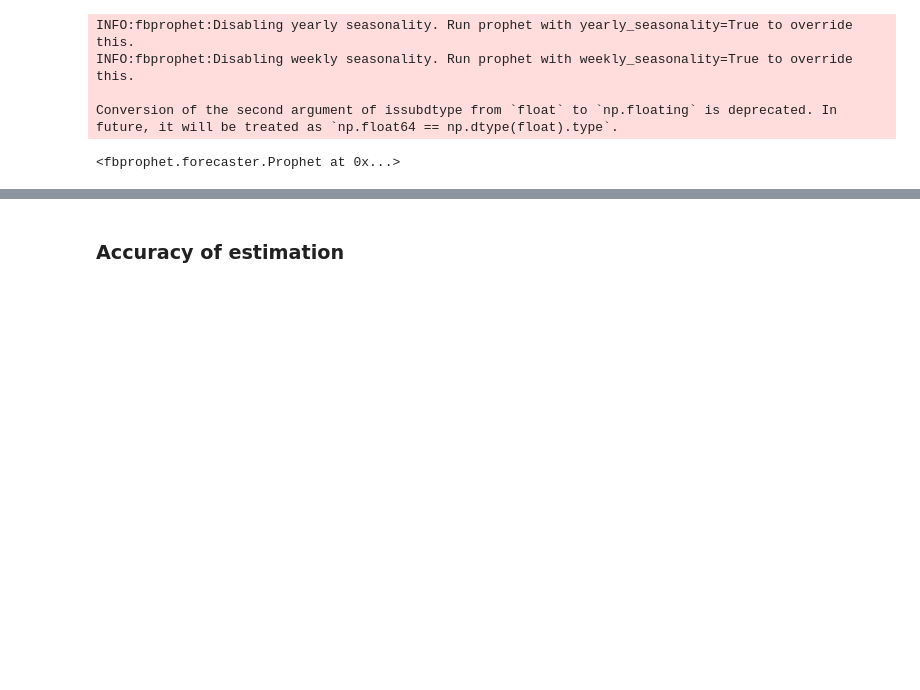
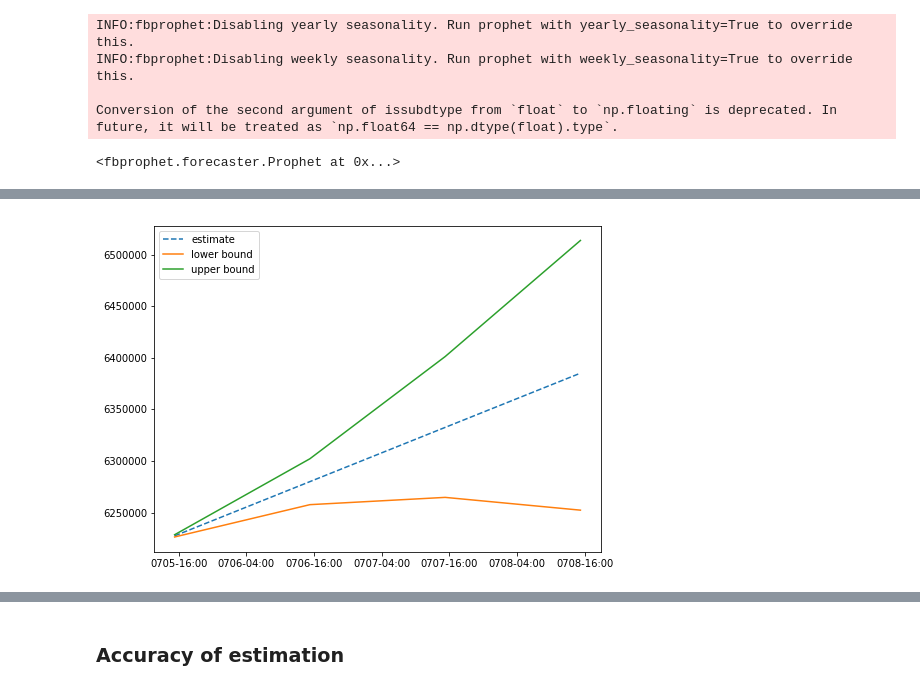
Before and after one commit to Teosoft7/hit_or_not, a Jupyter notebook: eda/eda_with_prophet.ipynb, the cells around one changed output, grey strips where cells are left out. Saved outputs shown, nothing was run; the diff lists cells and outputs as text; code cells hidden in the pictures; blank space fills up the shorter version.

Commit message:
add predictions to chart

```diff
--- a/eda/eda_with_prophet.ipynb
+++ b/eda/eda_with_prophet.ipynb
@@ -111,0 +105,5 @@ fig1 = m.plot(forecast)
+# %%
+# extract last 3 rows in forecast
+# (but one more row is needed for chart)
+df = forecast.tail(4)
+df
@@ -111,0 +116,18 @@ fig1 = m.plot(forecast)
+# %%
+# Draw chart with 3 values in forecast
+# yhat, yhat_upper, yhat_lower
+fig, ax = plt.subplots(figsize=(8, 6))
+
+ax.plot(df['ds'], df['yhat'], '--', label='estimate')
+ax.plot(df['ds'], df['yhat_lower'], '-', label='lower bound')
+ax.plot(df['ds'], df['yhat_upper'], '-', label='upper bound')
+
+hours = mdates.HourLocator(interval = 12)
+h_fmt = mdates.DateFormatter('%m%d-%H:%M')
+
+ax.xaxis.set_major_locator(hours)
+ax.xaxis.set_major_formatter(h_fmt)
+plt.legend()
+plt.show()
+# %% [output]
+[figure, added]
```
Also changed, not shown: parts of 9 cells of this notebook.
